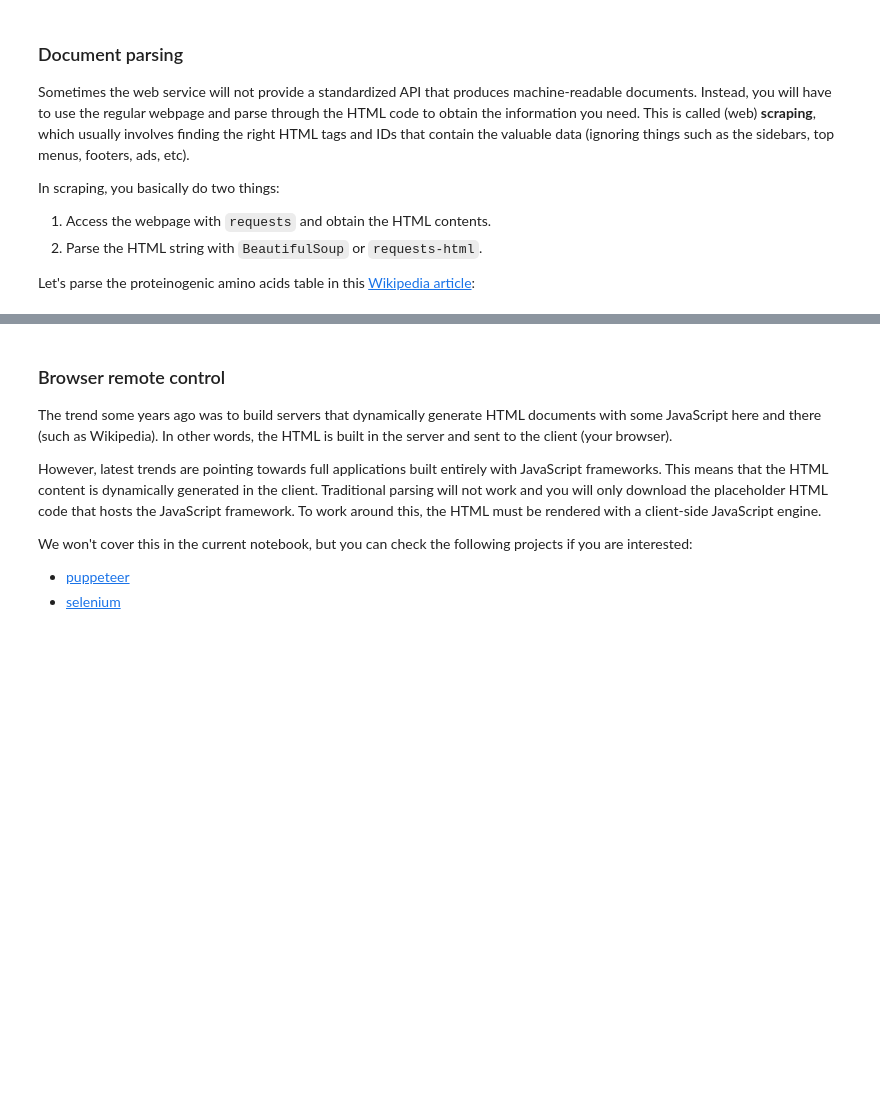
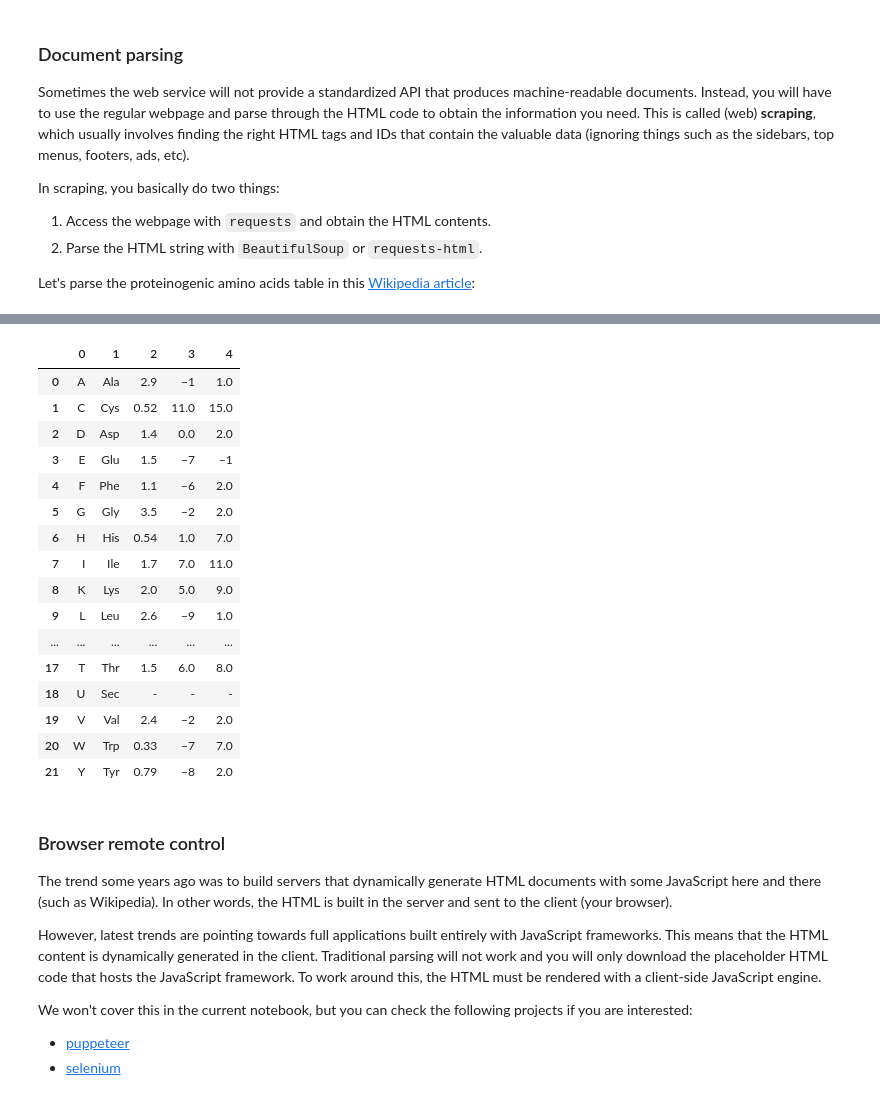
Before and after one commit to lm-pixel-24/teachopencadd, a Jupyter notebook: teachopencadd/talktorials/T011_query_online_api_webservices/talktorial.ipynb, the cells around one changed output, grey strips where cells are left out. Saved outputs shown, nothing was run; the diff lists cells and outputs as text; code cells hidden in the pictures; blank space fills up the shorter version.

Commit message:
fix wiki parsing cell

```diff
--- a/teachopencadd/talktorials/T011_query_online_api_webservices/talktorial.ipynb
+++ b/teachopencadd/talktorials/T011_query_online_api_webservices/talktorial.ipynb
@@ -748,3 +714,97 @@ pd.DataFrame.from_records(data).replace("?", np.nan)
+# %%
+import requests
+from bs4 import BeautifulSoup
+import numpy as np
+import pandas as pd
+
+url = "https://en.wikipedia.org/wiki/Proteinogenic_amino_acid"
+
+# Add a User-Agent header to avoid 403 Forbidden errors when scraping.
+headers = {
+    'User-Agent': 'Mozilla/5.0 (Windows NT 10.0; Win64; x64) AppleWebKit/537.36 (KHTML, like Gecko) Chrome/126.0.0.0 Safari/537.36'
+}
+
+try:
+    r = requests.get(url, headers=headers)
+    r.raise_for_status()
+except requests.exceptions.HTTPError as e:
+    print(f"Error fetching page: {e}. Please ensure you have a stable internet connection.")
+    # Exit if we cannot fetch the page
+    exit()
+
+
+# To guess the correct steps here, you will have to inspect the HTML code by hand
+# Tip: use right-click + inspect content in any webpage to land in the HTML definition ;)
+html = BeautifulSoup(r.text, 'html.parser')
+
+# Do not rely on fragile IDs or indices.
+# The table is the 5th 'wikitable' on the page. We find it directly.
+
+# Find all tables with the class 'wikitable'
+all_wikitables = html.find_all("table", class_="wikitable")
+
+# Select the target table (General and chemical properties) which is the 5th table (index 4)
+try:
+    table = all_wikitables[4]
+except IndexError:
+    print("Error: Could not locate the target table (index 4). Wikipedia structure may have changed.")
+    exit()
+
+table_body = table.find("tbody")
+
+data = []
+for row in table_body.find_all("tr"):
+    # Target <td> and <th> (table data and table header) cells
+    cells = row.find_all(["td", "th"])
+
+    # Check if the row contains actual data (skips table header rows)
+    if not any(cell.name == 'td' for cell in cells):
+        continue
+
+    row_data = []
+    # Loop over cells, skipping the first one (often the image/name column)
+    for cell in cells[1:]:
+        cell_content = cell.text.strip()
+
+        # Clean up footnotes (e.g., [4], [c]) often found in Wikipedia tables
+        cell_content = cell_content.split('[')[0].strip()
+
+        try:
+            # convert to float if possible
+            cell_content = float(cell_content)
+        except ValueError:
+            # If conversion fails, check for the missing value marker '?'
+            if cell_content == '?':
+                cell_content = np.nan # Use NaN directly for immediate cleaning
+            # Otherwise, keep as string
+            pass
+
+        row_data.append(cell_content)
+
+    if row_data:
+        data.append(row_data)
+
+# Empty fields were handled in the loop by setting '?' to np.nan.
+# Convert the list of lists into the final DataFrame.
+pd.DataFrame.from_records(data)
+# %% [output]
+|  | 0 | 1 | 2 | 3 | 4 |
+| 0 | A | Ala | 2.9 | −1 | 1.0 |
+| 1 | C | Cys | 0.52 | 11.0 | 15.0 |
+| 2 | D | Asp | 1.4 | 0.0 | 2.0 |
+| 3 | E | Glu | 1.5 | −7 | −1 |
+| 4 | F | Phe | 1.1 | −6 | 2.0 |
+| 5 | G | Gly | 3.5 | −2 | 2.0 |
+| 6 | H | His | 0.54 | 1.0 | 7.0 |
+| 7 | I | Ile | 1.7 | 7.0 | 11.0 |
+| 8 | K | Lys | 2.0 | 5.0 | 9.0 |
+| 9 | L | Leu | 2.6 | −9 | 1.0 |
+| ... | ... | ... | ... | ... | ... |
+| 17 | T | Thr | 1.5 | 6.0 | 8.0 |
+| 18 | U | Sec | - | - | - |
+| 19 | V | Val | 2.4 | −2 | 2.0 |
+| 20 | W | Trp | 0.33 | −7 | 7.0 |
+| 21 | Y | Tyr | 0.79 | −8 | 2.0 |
 # %% [markdown]
 ### Browser remote control
 
```
Also changed, not shown: parts of 6 cells of this notebook.
